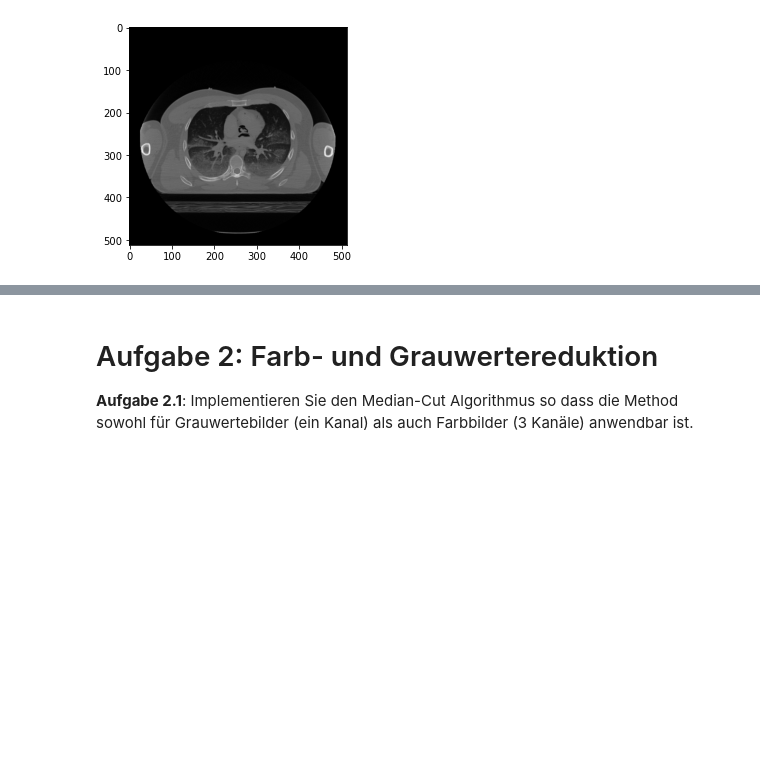
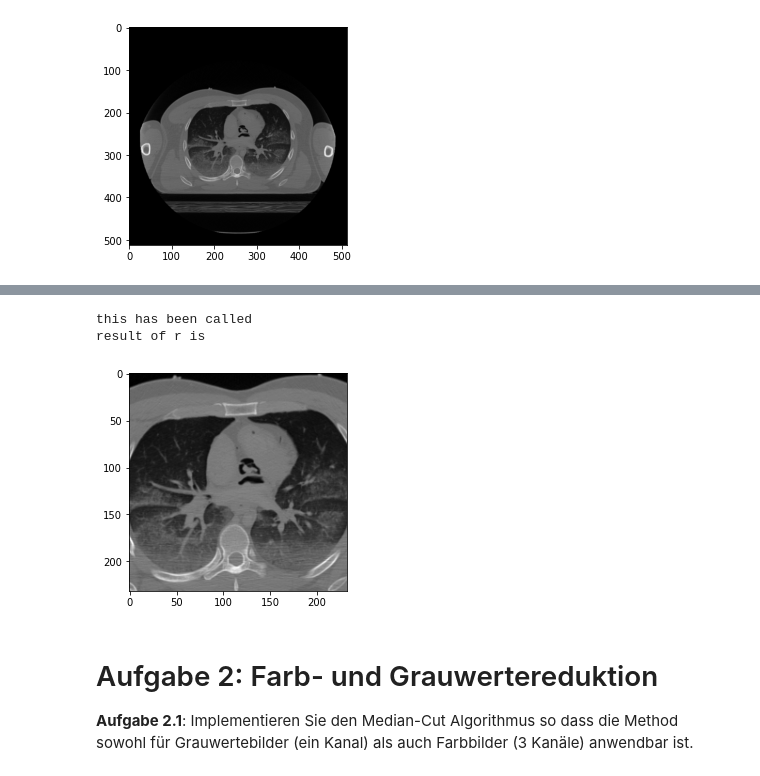
Before and after one commit to liavke/med_bv_beleg1, a Jupyter notebook: Beleg_1.ipynb, the cells around one changed output, grey strips where cells are left out. Drawn from its saved outputs; the diff is of its cells as text; code cells hidden in the pictures; blank space fills up the shorter version.

Commit message:
bounding box done

```diff
--- a/Beleg_1.ipynb
+++ b/Beleg_1.ipynb
@@ -87,0 +105,7 @@ def bounding_box(srcImage, kernel_size):
+# %%
+#bb_img = bounding_box(img_ct, 8)
+get_max_radius(img_ct, 8, np.zeros(shape=(6,6)))
+# %% [output]
+this has been called
+result of r is
+[figure, added]
```
Also changed, not shown: parts of 7 cells of this notebook.
